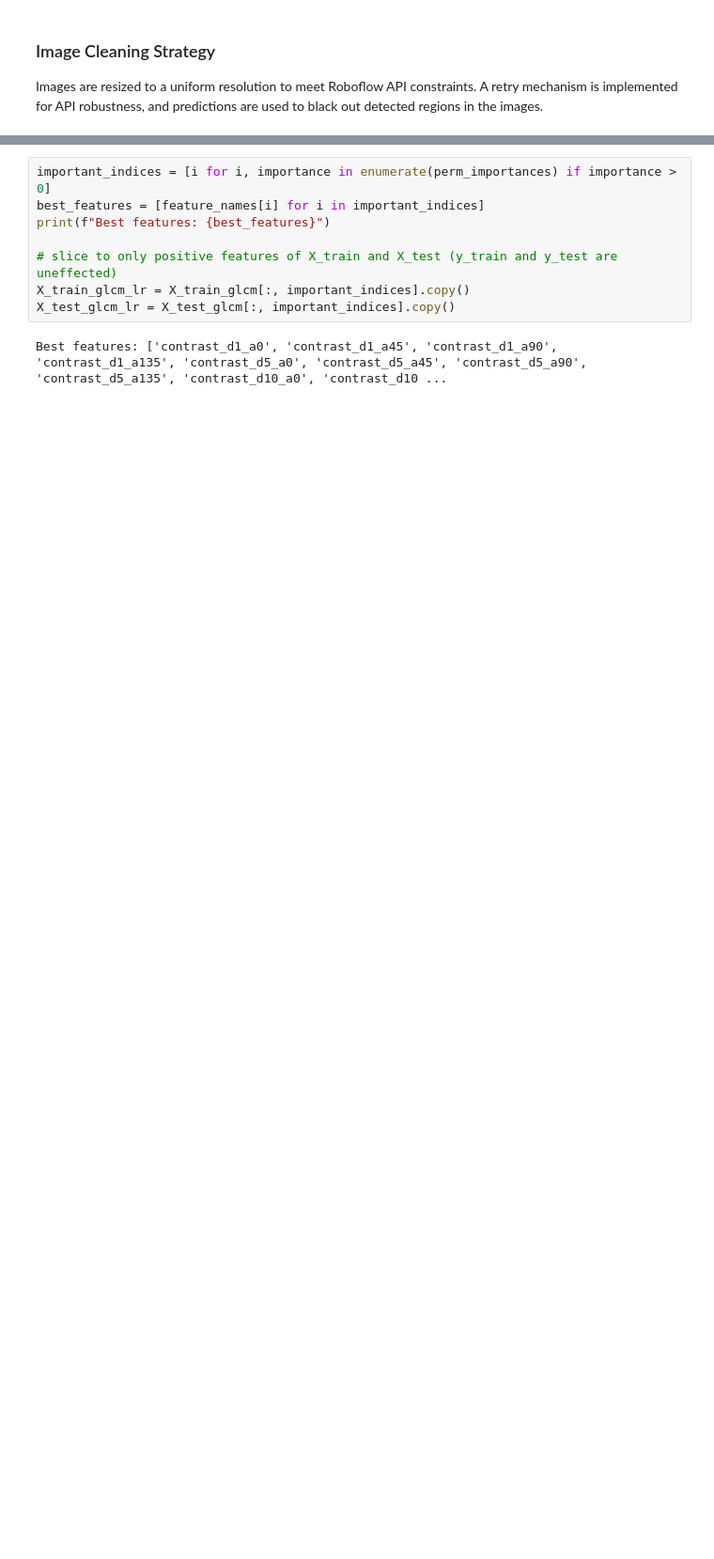
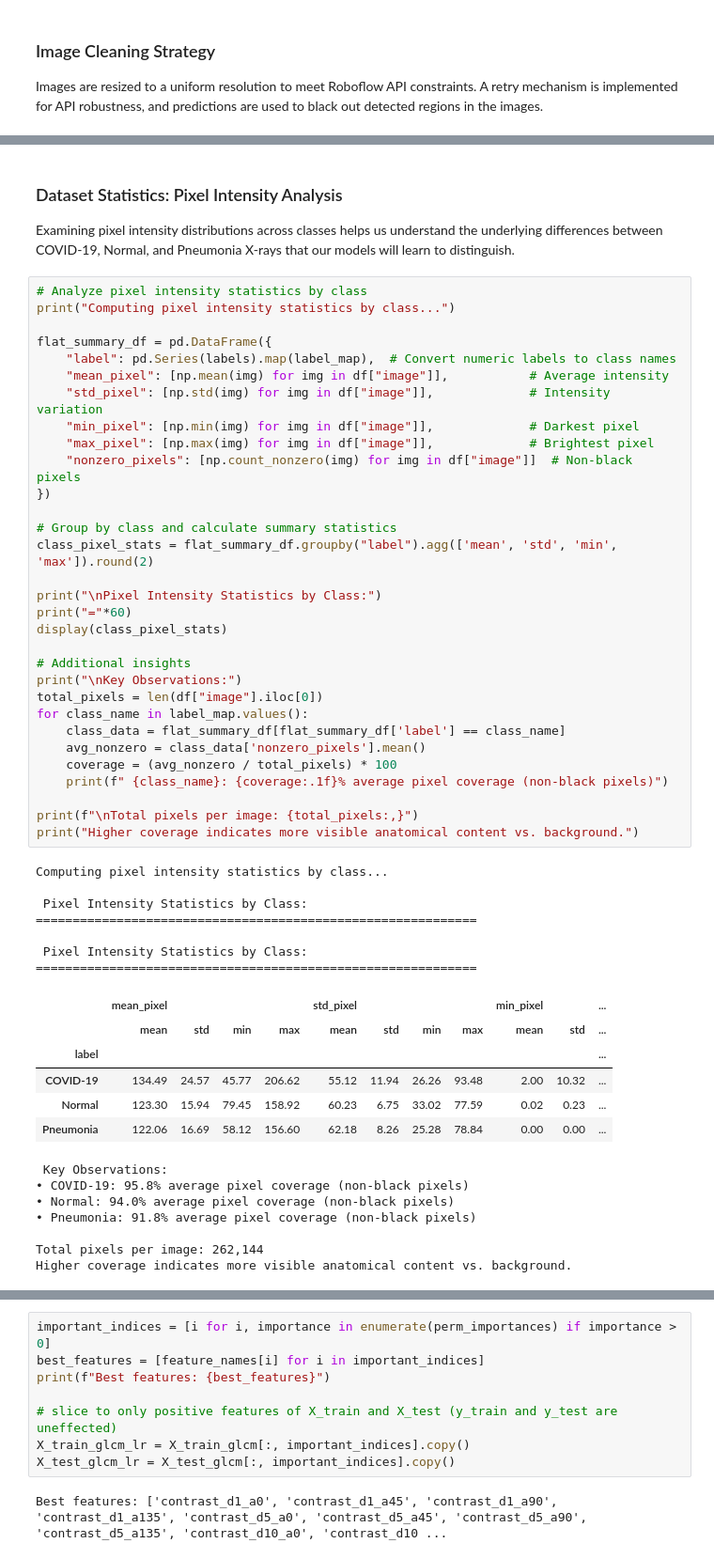
Before and after one commit to bdog18/glcm-xray-classifier, a Jupyter notebook: main.ipynb, the cells around one changed output, grey strips where cells are left out. Shown at 94% size. Saved outputs shown, nothing was run; the diff lists cells and outputs as text; blank space fills up the shorter version.

```diff
--- a/main.ipynb
+++ b/main.ipynb
@@ -1059,0 +805,56 @@ show_feature_importance(lr_glcm, perm_importances, perm_indices, feature_names)
+# %% [markdown]
+### Dataset Statistics: Pixel Intensity Analysis
+
+Examining pixel intensity distributions across classes helps us understand the underlying differences between COVID-19, Normal, and Pneumonia X-rays that our models will learn to distinguish.
+# %%
+# Analyze pixel intensity statistics by class
+print("Computing pixel intensity statistics by class...")
+
+flat_summary_df = pd.DataFrame({
+    "label": pd.Series(labels).map(label_map),  # Convert numeric labels to class names
+    "mean_pixel": [np.mean(img) for img in df["image"]],           # Average intensity
+    "std_pixel": [np.std(img) for img in df["image"]],             # Intensity variation
+    "min_pixel": [np.min(img) for img in df["image"]],             # Darkest pixel
+    "max_pixel": [np.max(img) for img in df["image"]],             # Brightest pixel
+    "nonzero_pixels": [np.count_nonzero(img) for img in df["image"]]  # Non-black pixels
+})
+
+# Group by class and calculate summary statistics
+class_pixel_stats = flat_summary_df.groupby("label").agg(['mean', 'std', 'min', 'max']).round(2)
+
+print("\nPixel Intensity Statistics by Class:")
+print("="*60)
+display(class_pixel_stats)
+
+# Additional insights
+print("\nKey Observations:")
+total_pixels = len(df["image"].iloc[0])
+for class_name in label_map.values():
+    class_data = flat_summary_df[flat_summary_df['label'] == class_name]
+    avg_nonzero = class_data['nonzero_pixels'].mean()
+    coverage = (avg_nonzero / total_pixels) * 100
+    print(f" {class_name}: {coverage:.1f}% average pixel coverage (non-black pixels)")
+
+print(f"\nTotal pixels per image: {total_pixels:,}")
+print("Higher coverage indicates more visible anatomical content vs. background.")
+# %% [output]
+Computing pixel intensity statistics by class...
+
+ Pixel Intensity Statistics by Class:
+============================================================
+
+ Pixel Intensity Statistics by Class:
+============================================================
+|  | mean_pixel |  |  |  | std_pixel |  |  |  | min_pixel |  | ... |
+|  | mean | std | min | max | mean | std | min | max | mean | std | ... |
+| label |  |  |  |  |  |  |  |  |  |  | ... |
+| COVID-19 | 134.49 | 24.57 | 45.77 | 206.62 | 55.12 | 11.94 | 26.26 | 93.48 | 2.00 | 10.32 | ... |
+| Normal | 123.30 | 15.94 | 79.45 | 158.92 | 60.23 | 6.75 | 33.02 | 77.59 | 0.02 | 0.23 | ... |
+| Pneumonia | 122.06 | 16.69 | 58.12 | 156.60 | 62.18 | 8.26 | 25.28 | 78.84 | 0.00 | 0.00 | ... |
+ Key Observations:
+• COVID-19: 95.8% average pixel coverage (non-black pixels)
+• Normal: 94.0% average pixel coverage (non-black pixels)
+• Pneumonia: 91.8% average pixel coverage (non-black pixels)
+
+Total pixels per image: 262,144
+Higher coverage indicates more visible anatomical content vs. background.
```
Also changed, not shown: parts of 108 cells of this notebook, 7 other files.
